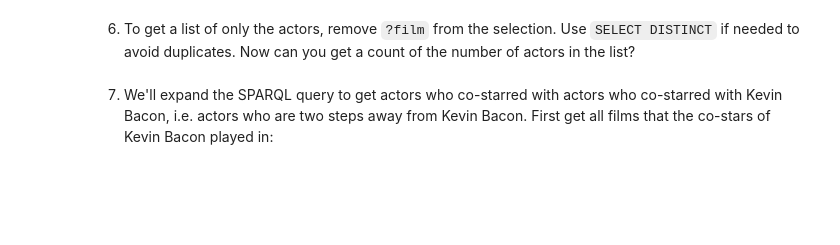
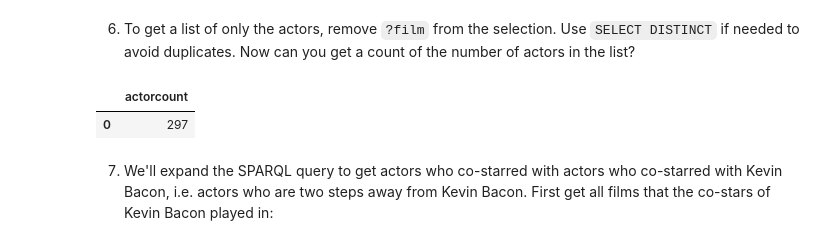
Before and after one commit to LeonardLehman/2023-data-research, a Jupyter notebook: Assignments/3_lodwanderlust.ipynb, the cells around one changed output. Cells and saved outputs as stored; diff of their text form; code cells hidden in the pictures; blank space fills up the shorter version.

```diff
--- a/Assignments/3_lodwanderlust.ipynb
+++ b/Assignments/3_lodwanderlust.ipynb
@@ -277,3 +343,17 @@ df
+# %%
+sparql.setQuery("""
+    SELECT COUNT(DISTINCT ?actor) AS ?actorcount
+    WHERE { ?film dbo:starring dbr:Kevin_Bacon . ?film dbo:starring ?actor .
+            FILTER ( ?actor != dbr:Kevin_Bacon )}
+
+""")
+
+result = sparql.query().convert().decode("utf-8")
+df = pd.read_csv(StringIO(result), sep=",")
+df
+# %% [output]
+|  | actorcount |
+| 0 | 297 |
 # %% [markdown]
 7. We'll expand the SPARQL query to get actors who co-starred with actors who co-starred with Kevin Bacon, i.e. actors who are two steps away from Kevin Bacon. First get all films that the co-stars of Kevin Bacon played in:
 # %%
```
Also changed, not shown: parts of 30 cells of this notebook.
